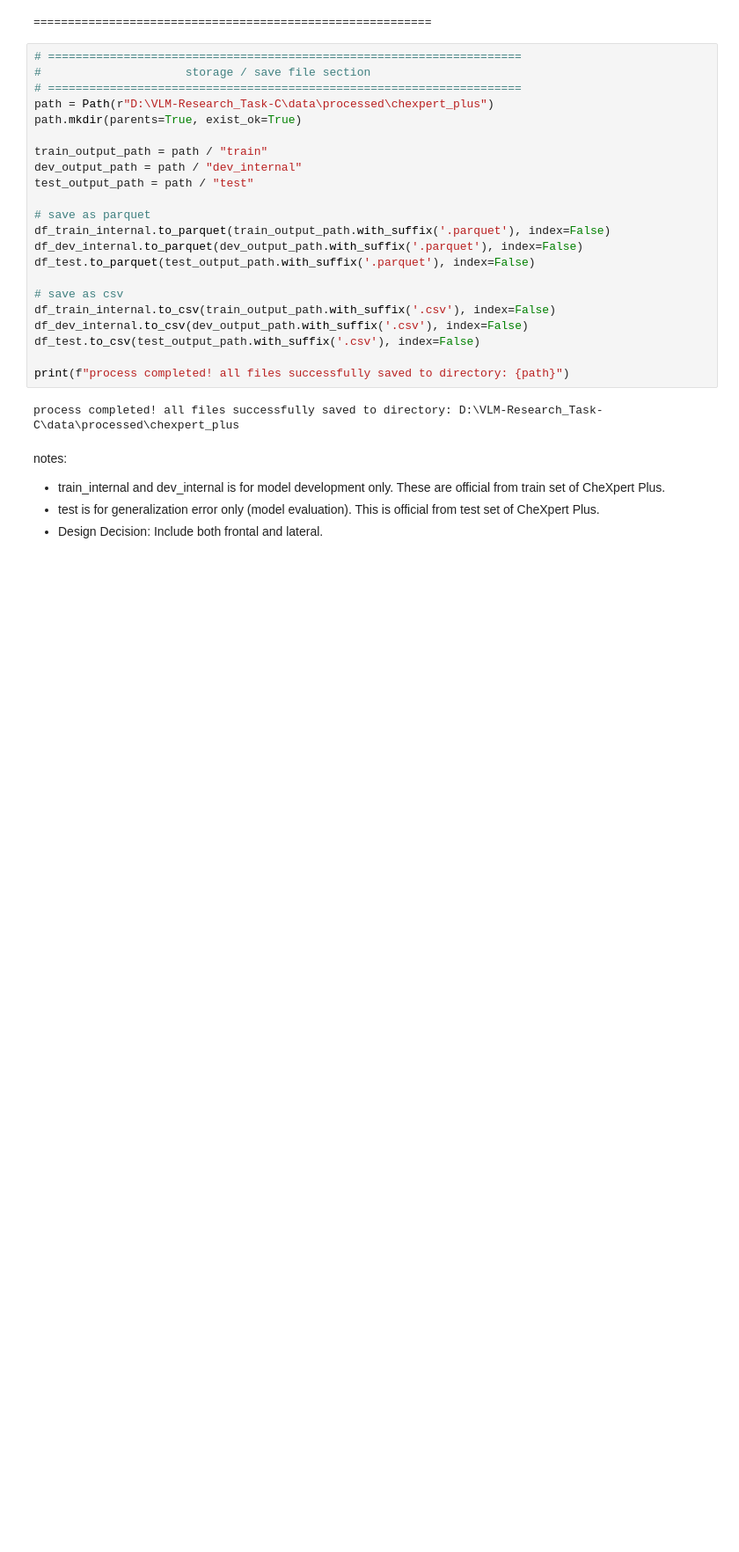
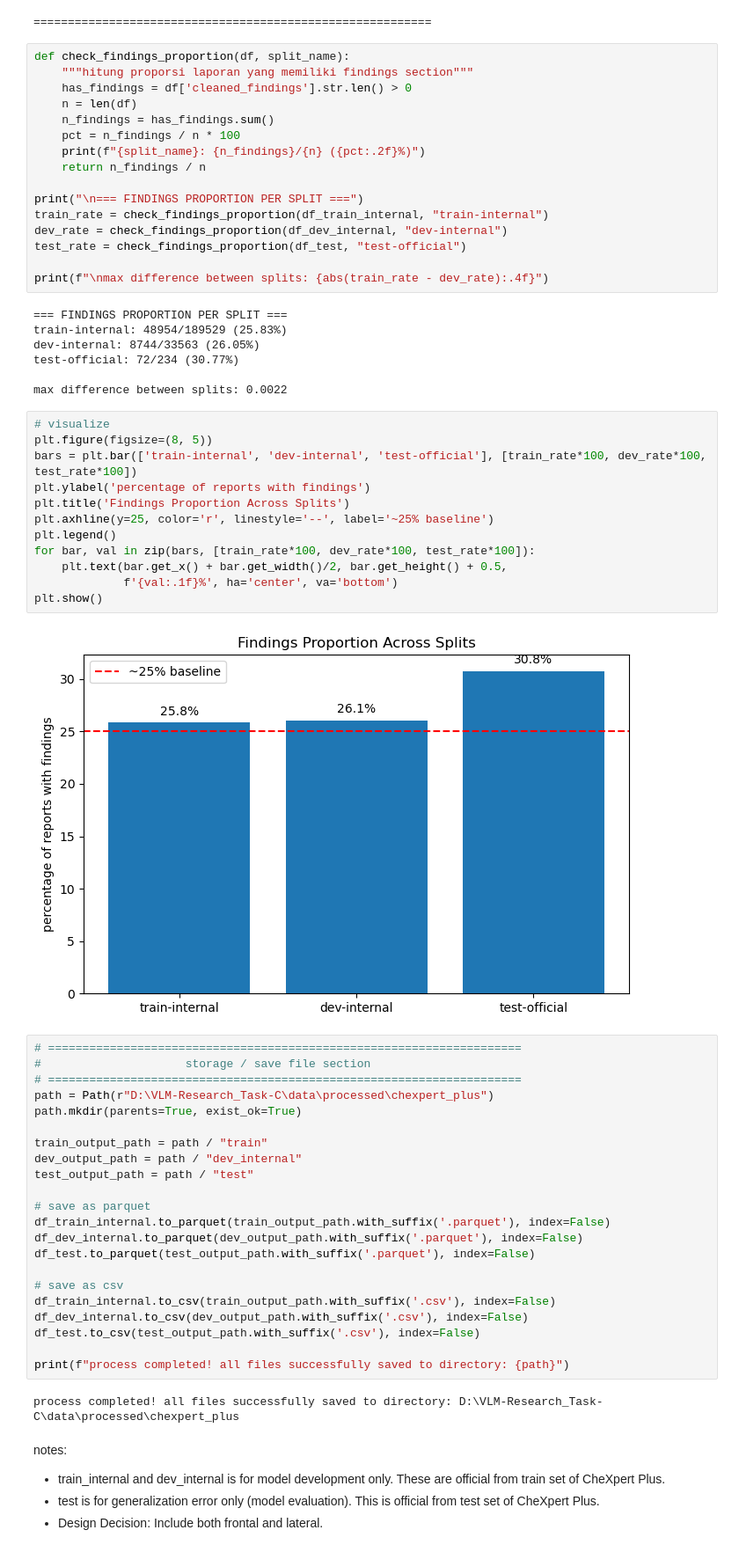
Before and after one commit to wibotron/indo-vlm-cxr-rrg, a Jupyter notebook: notebooks/eda_and_preprocessing_chexpert-plus.ipynb, the cells around one changed output. Shown at 88% size. Cells and saved outputs as stored; diff of their text form; blank space fills up the shorter version.

Commit message:
feat(eda_and_preprocessing_notebook): add check for has_findings distribution

```diff
--- a/notebooks/eda_and_preprocessing_chexpert-plus.ipynb
+++ b/notebooks/eda_and_preprocessing_chexpert-plus.ipynb
@@ -1294,6 +1294,43 @@ note: 'max diff' shows the maximum difference between splits (closer to 0 is bet
 | Pleural Other_label | 3.63 | 3.64 | 2.99 | 0.65 |
 | Pneumonia_label | 11.20 | 11.30 | 10.68 | 0.61 |
 ==========================================================
+# %%
+def check_findings_proportion(df, split_name):
+    """hitung proporsi laporan yang memiliki findings section"""
+    has_findings = df['cleaned_findings'].str.len() > 0
+    n = len(df)
+    n_findings = has_findings.sum()
+    pct = n_findings / n * 100
+    print(f"{split_name}: {n_findings}/{n} ({pct:.2f}%)")
+    return n_findings / n
+
+print("\n=== FINDINGS PROPORTION PER SPLIT ===")
+train_rate = check_findings_proportion(df_train_internal, "train-internal")
+dev_rate = check_findings_proportion(df_dev_internal, "dev-internal")
+test_rate = check_findings_proportion(df_test, "test-official")
+
+print(f"\nmax difference between splits: {abs(train_rate - dev_rate):.4f}")
+# %% [output]
+=== FINDINGS PROPORTION PER SPLIT ===
+train-internal: 48954/189529 (25.83%)
+dev-internal: 8744/33563 (26.05%)
+test-official: 72/234 (30.77%)
+
+max difference between splits: 0.0022
+# %%
+# visualize
+plt.figure(figsize=(8, 5))
+bars = plt.bar(['train-internal', 'dev-internal', 'test-official'], [train_rate*100, dev_rate*100, test_rate*100])
+plt.ylabel('percentage of reports with findings')
+plt.title('Findings Proportion Across Splits')
+plt.axhline(y=25, color='r', linestyle='--', label='~25% baseline')
+plt.legend()
+for bar, val in zip(bars, [train_rate*100, dev_rate*100, test_rate*100]):
+    plt.text(bar.get_x() + bar.get_width()/2, bar.get_height() + 0.5,
+             f'{val:.1f}%', ha='center', va='bottom')
+plt.show()
+# %% [output]
+[figure, added]
 # %%
 # =====================================================================
 #                     storage / save file section
```
